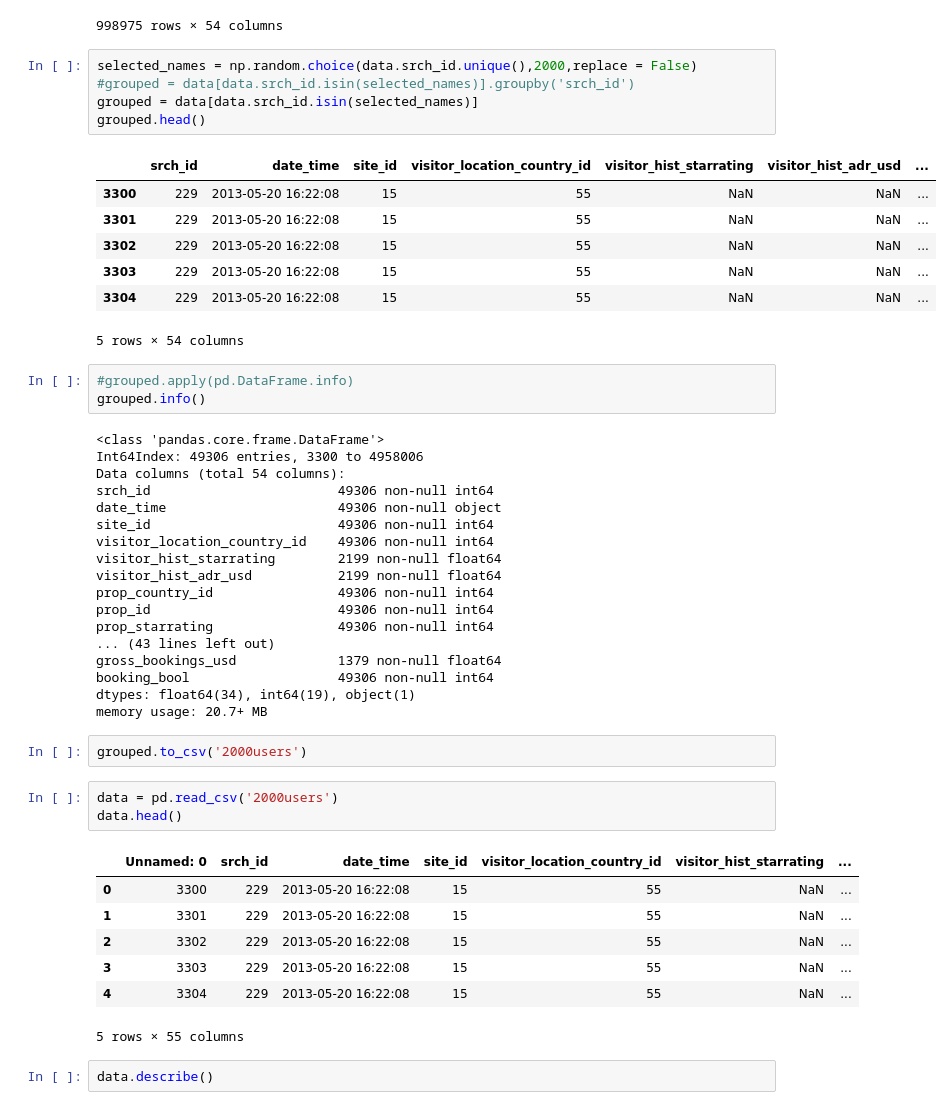
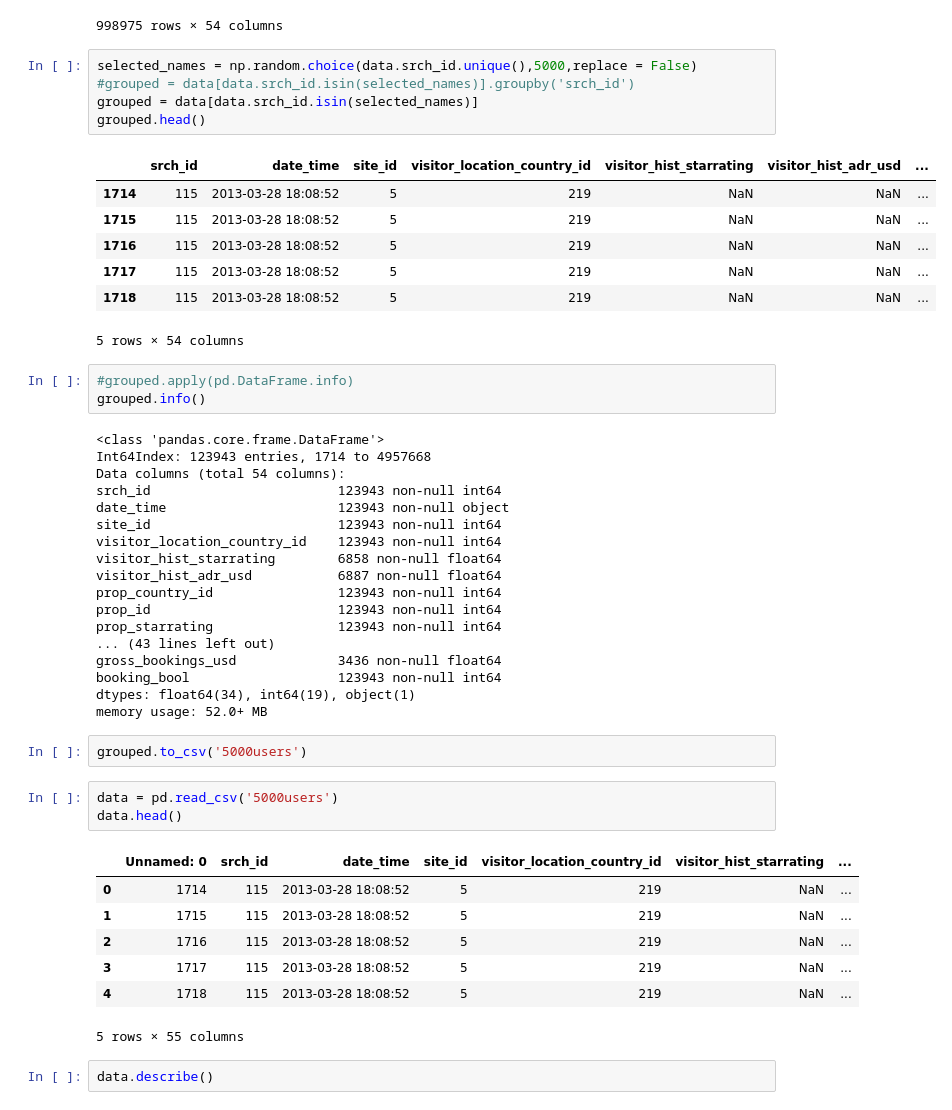
Before and after one commit to Longi94/dmt2018, a Jupyter notebook: assign2/assign2.ipynb, the cells around one changed output. Drawn from its saved outputs; the diff is of its cells as text.

```diff
--- a/assign2/assign2.ipynb
+++ b/assign2/assign2.ipynb
@@ -35,51 +35,51 @@ sampled.head()
 | 4958345 | 332785 | 2013-06-30 19:55:18 | 5 | 219 | NaN | NaN | ... |
 998975 rows × 54 columns
 # %%
-selected_names = np.random.choice(data.srch_id.unique(),2000,replace = False)
+selected_names = np.random.choice(data.srch_id.unique(),5000,replace = False)
 #grouped = data[data.srch_id.isin(selected_names)].groupby('srch_id')
 grouped = data[data.srch_id.isin(selected_names)]
 grouped.head()
 # %% [output]
 |  | srch_id | date_time | site_id | visitor_location_country_id | visitor_hist_starrating | visitor_hist_adr_usd | ... |
-| 3300 | 229 | 2013-05-20 16:22:08 | 15 | 55 | NaN | NaN | ... |
-| 3301 | 229 | 2013-05-20 16:22:08 | 15 | 55 | NaN | NaN | ... |
-| 3302 | 229 | 2013-05-20 16:22:08 | 15 | 55 | NaN | NaN | ... |
-| 3303 | 229 | 2013-05-20 16:22:08 | 15 | 55 | NaN | NaN | ... |
-| 3304 | 229 | 2013-05-20 16:22:08 | 15 | 55 | NaN | NaN | ... |
+| 1714 | 115 | 2013-03-28 18:08:52 | 5 | 219 | NaN | NaN | ... |
+| 1715 | 115 | 2013-03-28 18:08:52 | 5 | 219 | NaN | NaN | ... |
+| 1716 | 115 | 2013-03-28 18:08:52 | 5 | 219 | NaN | NaN | ... |
+| 1717 | 115 | 2013-03-28 18:08:52 | 5 | 219 | NaN | NaN | ... |
+| 1718 | 115 | 2013-03-28 18:08:52 | 5 | 219 | NaN | NaN | ... |
 5 rows × 54 columns
 # %%
 #grouped.apply(pd.DataFrame.info)
 grouped.info()
 # %% [output]
 <class 'pandas.core.frame.DataFrame'>
-Int64Index: 49306 entries, 3300 to 4958006
+Int64Index: 123943 entries, 1714 to 4957668
 Data columns (total 54 columns):
-srch_id                        49306 non-null int64
-date_time                      49306 non-null object
-site_id                        49306 non-null int64
-visitor_location_country_id    49306 non-null int64
-visitor_hist_starrating        2199 non-null float64
-visitor_hist_adr_usd           2199 non-null float64
-prop_country_id                49306 non-null int64
-prop_id                        49306 non-null int64
-prop_starrating                49306 non-null int64
+srch_id                        123943 non-null int64
+date_time                      123943 non-null object
+site_id                        123943 non-null int64
+visitor_location_country_id    123943 non-null int64
+visitor_hist_starrating        6858 non-null float64
+visitor_hist_adr_usd           6887 non-null float64
+prop_country_id                123943 non-null int64
+prop_id                        123943 non-null int64
+prop_starrating                123943 non-null int64
 ... (43 lines left out)
-gross_bookings_usd             1379 non-null float64
-booking_bool                   49306 non-null int64
+gross_bookings_usd             3436 non-null float64
+booking_bool                   123943 non-null int64
 dtypes: float64(34), int64(19), object(1)
-memory usage: 20.7+ MB
+memory usage: 52.0+ MB
 # %%
-grouped.to_csv('2000users')
+grouped.to_csv('5000users')
 # %%
-data = pd.read_csv('2000users')
+data = pd.read_csv('5000users')
 data.head()
 # %% [output]
 |  | Unnamed: 0 | srch_id | date_time | site_id | visitor_location_country_id | visitor_hist_starrating | ... |
-| 0 | 3300 | 229 | 2013-05-20 16:22:08 | 15 | 55 | NaN | ... |
-| 1 | 3301 | 229 | 2013-05-20 16:22:08 | 15 | 55 | NaN | ... |
-| 2 | 3302 | 229 | 2013-05-20 16:22:08 | 15 | 55 | NaN | ... |
-| 3 | 3303 | 229 | 2013-05-20 16:22:08 | 15 | 55 | NaN | ... |
-| 4 | 3304 | 229 | 2013-05-20 16:22:08 | 15 | 55 | NaN | ... |
+| 0 | 1714 | 115 | 2013-03-28 18:08:52 | 5 | 219 | NaN | ... |
+| 1 | 1715 | 115 | 2013-03-28 18:08:52 | 5 | 219 | NaN | ... |
+| 2 | 1716 | 115 | 2013-03-28 18:08:52 | 5 | 219 | NaN | ... |
+| 3 | 1717 | 115 | 2013-03-28 18:08:52 | 5 | 219 | NaN | ... |
+| 4 | 1718 | 115 | 2013-03-28 18:08:52 | 5 | 219 | NaN | ... |
 5 rows × 55 columns
 # %%
 data.describe()
```
Also changed, not shown: parts of 12 cells of this notebook.
